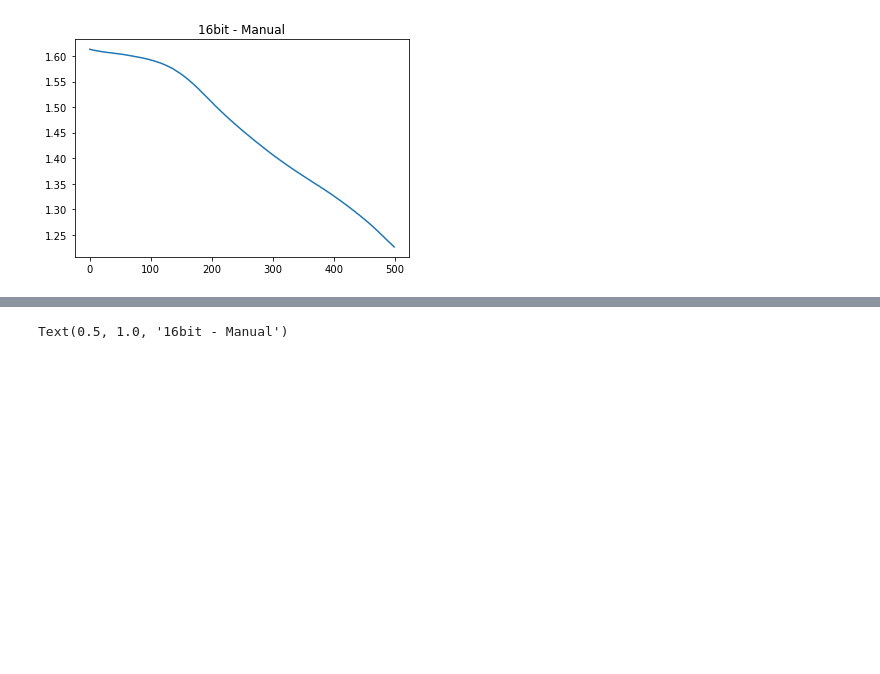
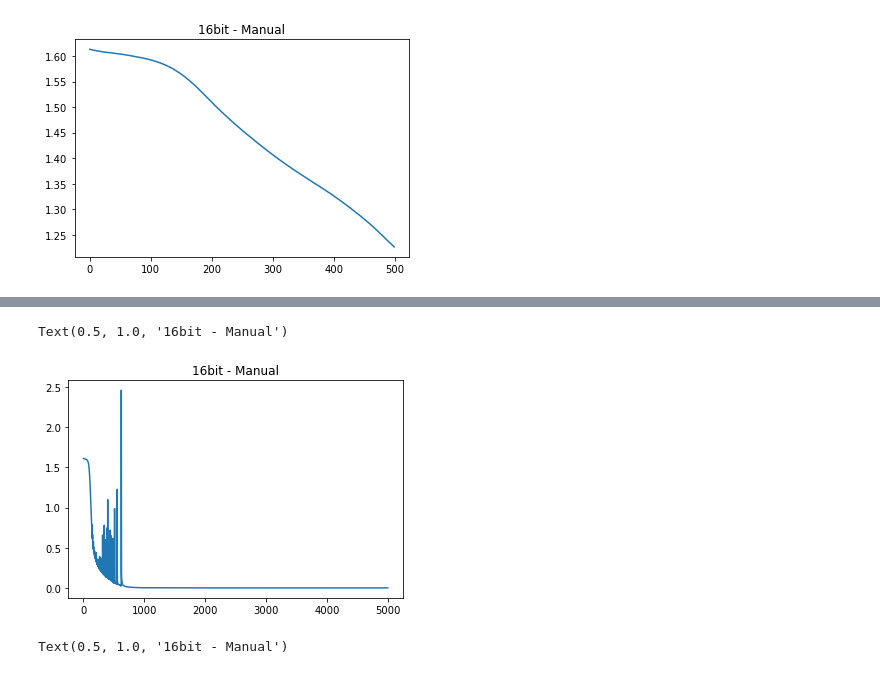
Before and after one commit to Chucooleg/openai_onboarding, a Jupyter notebook: mixed_precision_training/16bit_MLP_manual.ipynb, the cells around one changed output, grey strips where cells are left out. Drawn from its saved outputs; the diff is of its cells as text; code cells hidden in the pictures; blank space fills up the shorter version.

```diff
--- a/mixed_precision_training/16bit_MLP_manual.ipynb
+++ b/mixed_precision_training/16bit_MLP_manual.ipynb
@@ -602,3 +642,12 @@ Text(0.5, 1.0, '16bit - Manual')
+# %%
+# args.hidden_layer_dims = [5000, 5000, 5000, 5000, 5000, 5000, 5000]
+# 5000 epochs
+# 1.00003466337
+plt.plot(np.arange(len(history['epoch_train_losses'])), np.array(history['epoch_train_losses']))
+plt.title('16bit - Manual')
+# %% [output]
+Text(0.5, 1.0, '16bit - Manual')
+[figure, added]
 # %%
 plt.plot(np.arange(len(history['max_memory_allocation'])), np.array(history['max_memory_allocation']))
 plt.title('16bit - Manual')
```
Also changed, not shown: parts of 19 cells of this notebook, 1 other file.
